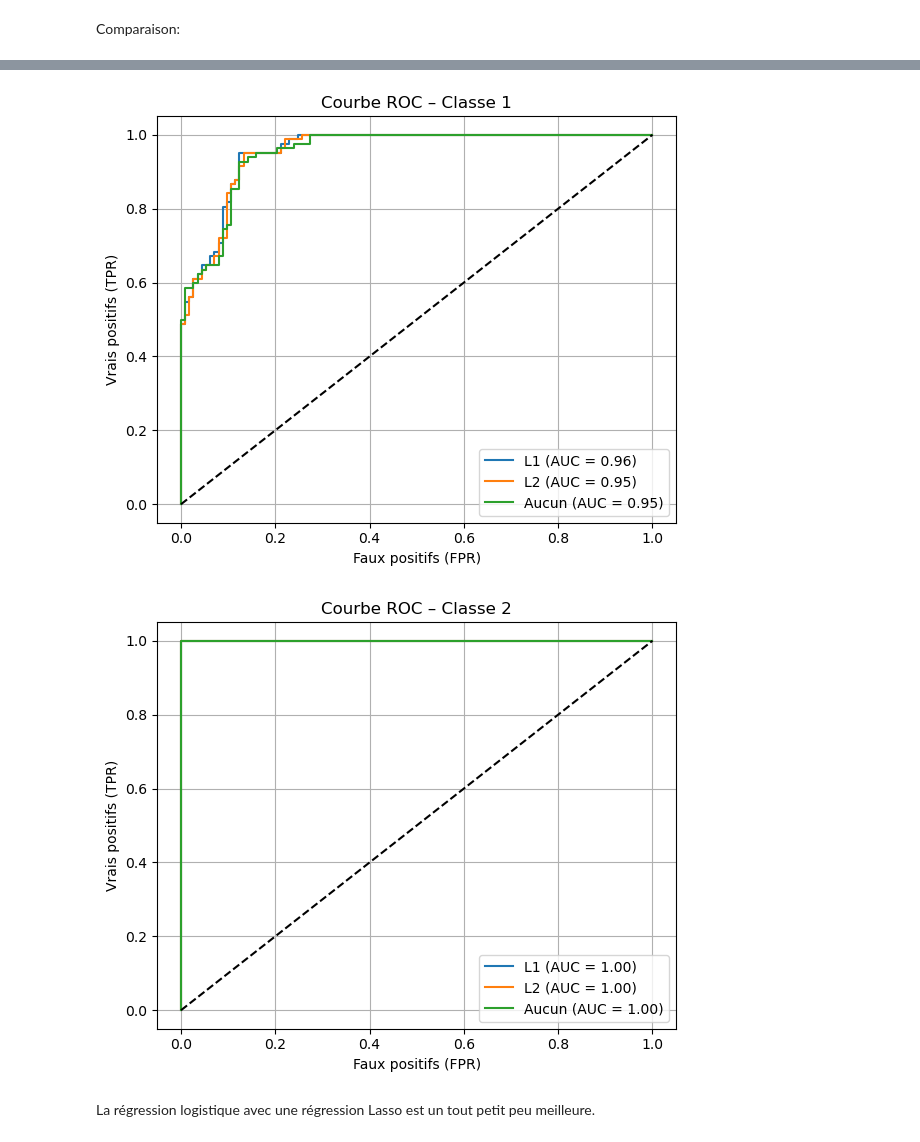
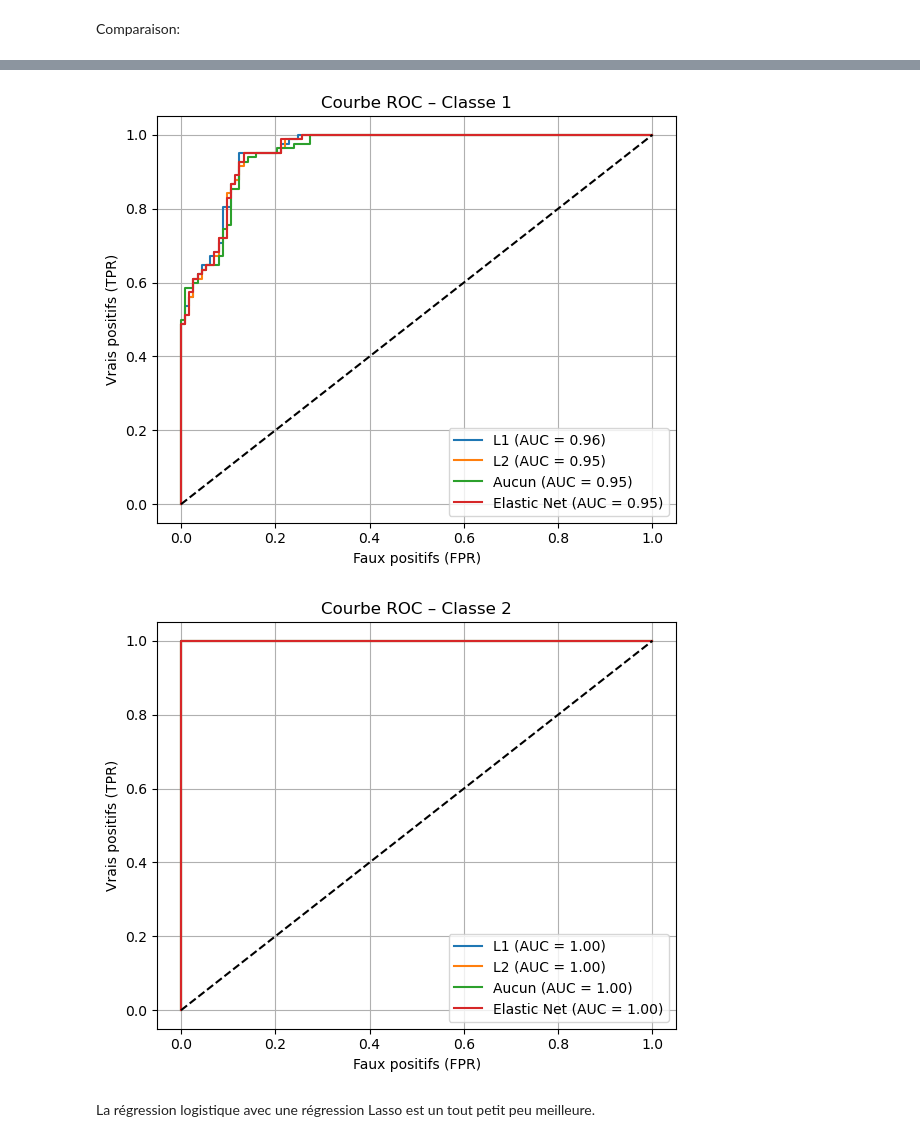
Before and after one commit to Anhquannnnnn/Machine-Learning, a Jupyter notebook: Python Misha (Classification).ipynb, the cells around one changed output, grey strips where cells are left out. Cells and saved outputs as stored; diff of their text form; code cells hidden in the pictures.

```diff
--- a/Python Misha (Classification).ipynb
+++ b/Python Misha (Classification).ipynb
@@ -189,7 +190,7 @@ plt.show()
 [figure]
 # %%
 dataDum=pd.get_dummies(data[["Gender","Workout_Type","Workout_Frequency (days/week)","Experience_Level"]])
-dataQuant=data[["Age","Weight (kg)","Height (m)","Max_BPM","Avg_BPM","Resting_BPM","Session_Duration (hours)","Fat_Percentage","Water_Intake (liters)","BMI"]]
+dataQuant=data[["Age","Weight (kg)","Height (m)","Max_BPM","Avg_BPM","Resting_BPM","Session_Duration (hours)","Calories_Burned","Fat_Percentage","Water_Intake (liters)","BMI"]]
 dfR=pd.concat([dataDum,dataQuant],axis=1)
 dfR.head()
 # %% [output]
@@ -704,7 +679,7 @@ Lasso:
 # grille de valeurs
 param=[{"C":[1,1.2,1.5,1.7,2,3,4]}]
 logit_L1 = GridSearchCV(LogisticRegression(penalty="l1",solver="liblinear"), param,cv=5,n_jobs=-1)
-logitOpt_L1=logit_L1.fit(X_train_scaled, Y_train)  # GridSearchCV est lui-même un estimateur
+logitOpt_L1=logit_L1.fit(X_train_scaled, y_train)  # GridSearchCV est lui-même un estimateur
 # paramètre optimal
 logitOpt_L1.best_params_["C"]
 print("Meilleur score = %f, Meilleur paramètre = %s" % (1.-logitOpt_L1.best_score_,logitOpt_L1.best_params_))
@@ -1075,0 +1108,15 @@ for i in range(y_test_bin.shape[1]):
+# %%
+for i in range(y_test_bin.shape[1]):
+    fpr, tpr, _ = roc_curve(y_test_bin[:, i], y_score[:, i])
+    roc_auc = auc(fpr, tpr)
+
+    plt.figure(figsize=(6, 5))
+    plt.plot(fpr, tpr, lw=2, label=f"AUC = {roc_auc:.2f}")
+    plt.plot([0, 1], [0, 1], 'k--', lw=1)
+    plt.xlabel("Taux de faux positifs (FPR)")
+    plt.ylabel("Taux de vrais positifs (TPR)")
+    plt.title(f"Courbe ROC – Classe {i} (Elastic Net)")
+    plt.legend(loc="lower right")
+    plt.grid(True)
+    plt.tight_layout()
+    plt.show()
@@ -1076,26 +1127,33 @@ for i in range(y_test_bin.shape[1]):
 # %% [markdown]
 Comparaison:
 # %%
+# Binarisation de la variable cible
 y_test_bin = label_binarize(y_test, classes=[0, 1, 2])
 
-# Obtenir les prédictions
-y_score_L1 = logitOpt_L1.predict_proba(X_test_scaled)
-y_score_L2 = logitOpt_L2.predict_proba(X_test_scaled)
+# Prédictions des probabilités pour chaque modèle
+y_score_L1   = logitOpt_L1.predict_proba(X_test_scaled)
+y_score_L2   = logitOpt_L2.predict_proba(X_test_scaled)
 y_score_none = logitOpt.predict_proba(X_test_scaled)
+y_score_EN   = logitOpt_EN.predict_proba(X_test_scaled)
 
-for i in range(3):  # pour chaque classe
+# Tracer les courbes ROC pour chaque classe
+for i in range(3):
     fpr_l1, tpr_l1, _ = roc_curve(y_test_bin[:, i], y_score_L1[:, i])
     fpr_l2, tpr_l2, _ = roc_curve(y_test_bin[:, i], y_score_L2[:, i])
     fpr_np, tpr_np, _ = roc_curve(y_test_bin[:, i], y_score_none[:, i])
+    fpr_en, tpr_en, _ = roc_curve(y_test_bin[:, i], y_score_EN[:, i])
 
     auc_l1 = auc(fpr_l1, tpr_l1)
     auc_l2 = auc(fpr_l2, tpr_l2)
     auc_np = auc(fpr_np, tpr_np)
+    auc_en = auc(fpr_en, tpr_en)
 
+    # Affichage de la figure
     plt.figure(figsize=(6, 5))
     plt.plot(fpr_l1, tpr_l1, label=f"L1 (AUC = {auc_l1:.2f})")
     plt.plot(fpr_l2, tpr_l2, label=f"L2 (AUC = {auc_l2:.2f})")
     plt.plot(fpr_np, tpr_np, label=f"Aucun (AUC = {auc_np:.2f})")
+    plt.plot(fpr_en, tpr_en, label=f"Elastic Net (AUC = {auc_en:.2f})")
     plt.plot([0, 1], [0, 1], 'k--')
 
     plt.xlabel("Faux positifs (FPR)")
@@ -1110,5 +1168,5 @@ for i in range(3):  # pour chaque classe
-[figure, old version]
+[figure, new version]
-[figure, old version]
+[figure, new version]
 # %% [markdown]
 La régression logistique avec une régression Lasso est un tout petit peu meilleure.
 # %% [markdown]
```
Also changed, not shown: parts of 74 cells of this notebook.
